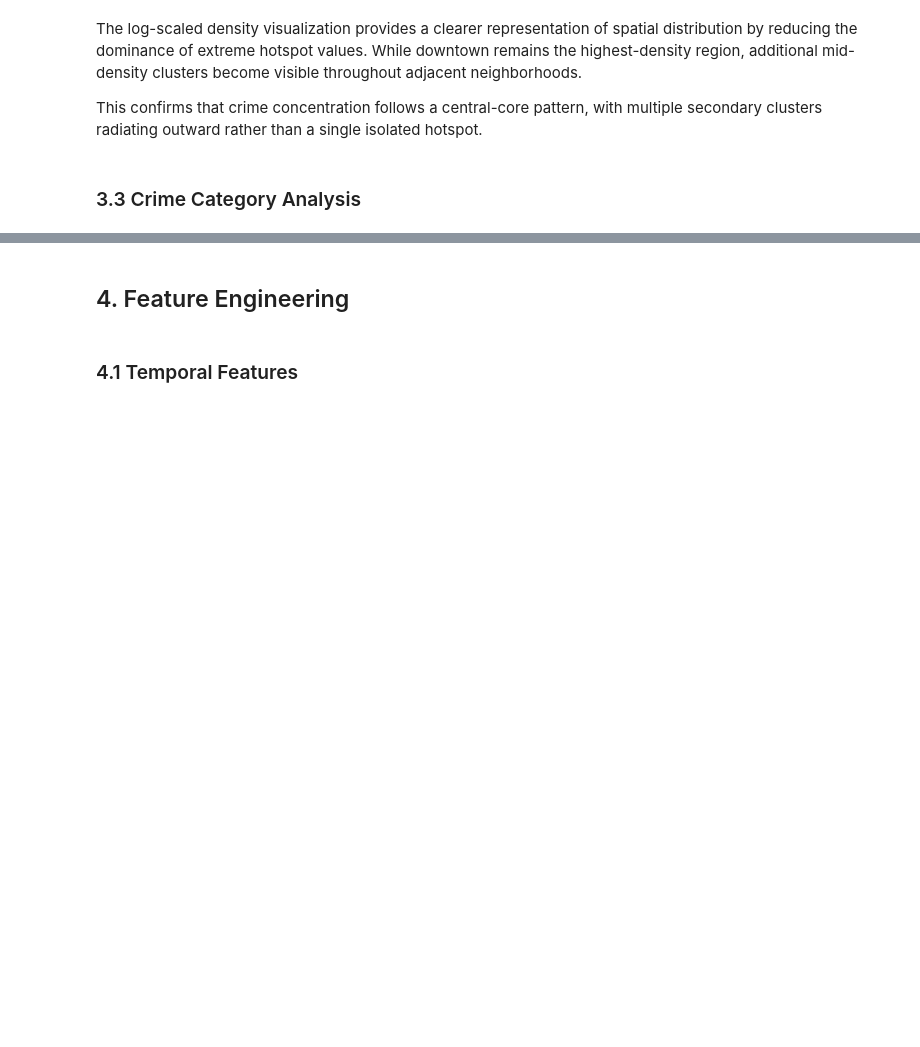
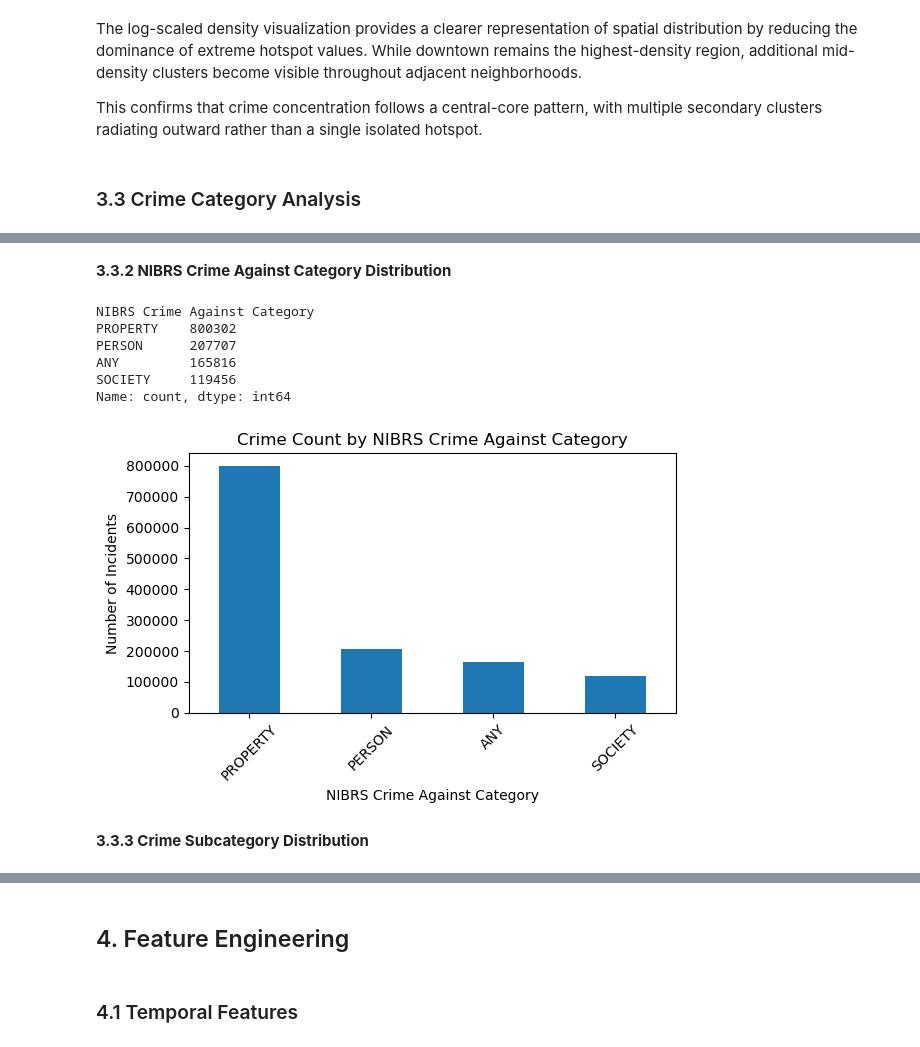
Before and after one commit to iluvcoding123/seattle-crime-clustering, a Jupyter notebook: crime_analysis.ipynb, the cells around one changed output, grey strips where cells are left out. Cells and saved outputs as stored; diff of their text form; code cells hidden in the pictures; blank space fills up the shorter version.

```diff
--- a/crime_analysis.ipynb
+++ b/crime_analysis.ipynb
@@ -439,0 +552,25 @@ This confirms that crime concentration follows a central-core pattern, with mult
+# %% [markdown]
+**3.3.2 NIBRS Crime Against Category Distribution**
+# %%
+nibrs_counts = df["NIBRS Crime Against Category"].value_counts()
+
+nibrs_counts
+# %% [output]
+NIBRS Crime Against Category
+PROPERTY    800302
+PERSON      207707
+ANY         165816
+SOCIETY     119456
+Name: count, dtype: int64
+# %%
+plt.figure(figsize=(6,4))
+nibrs_counts.plot(kind="bar")
+plt.ylabel("Number of Incidents")
+plt.title("Crime Count by NIBRS Crime Against Category")
+plt.xticks(rotation=45)
+plt.tight_layout()
+plt.show()
+# %% [output]
+[figure, added]
+# %% [markdown]
+**3.3.3 Crime Subcategory Distribution**
```
Also changed, not shown: parts of 23 cells of this notebook.
